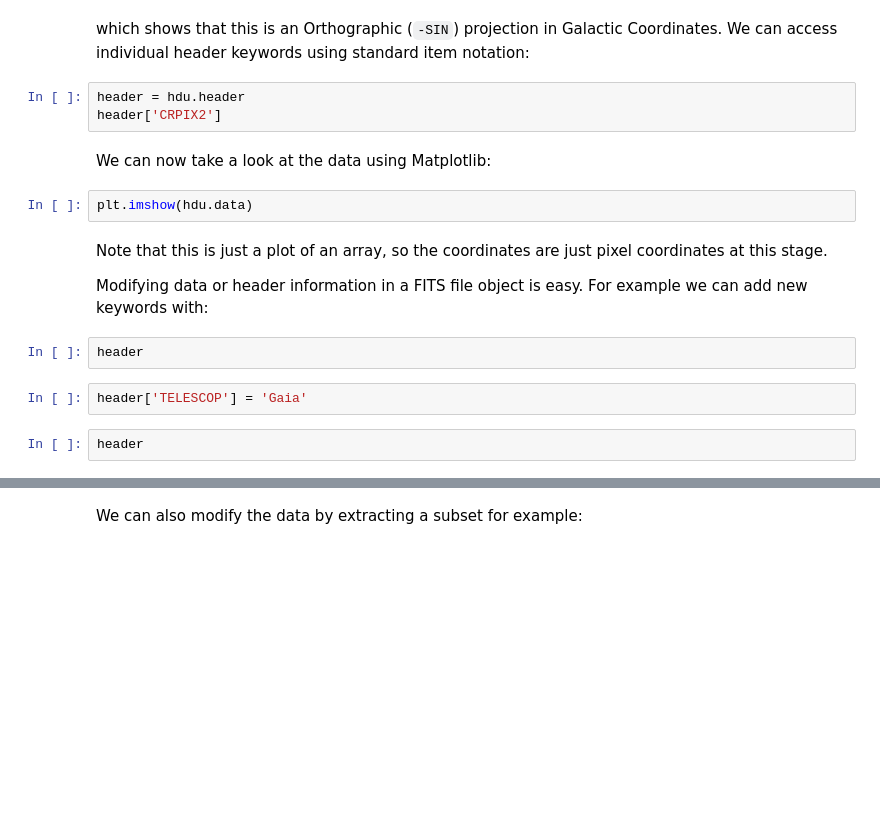
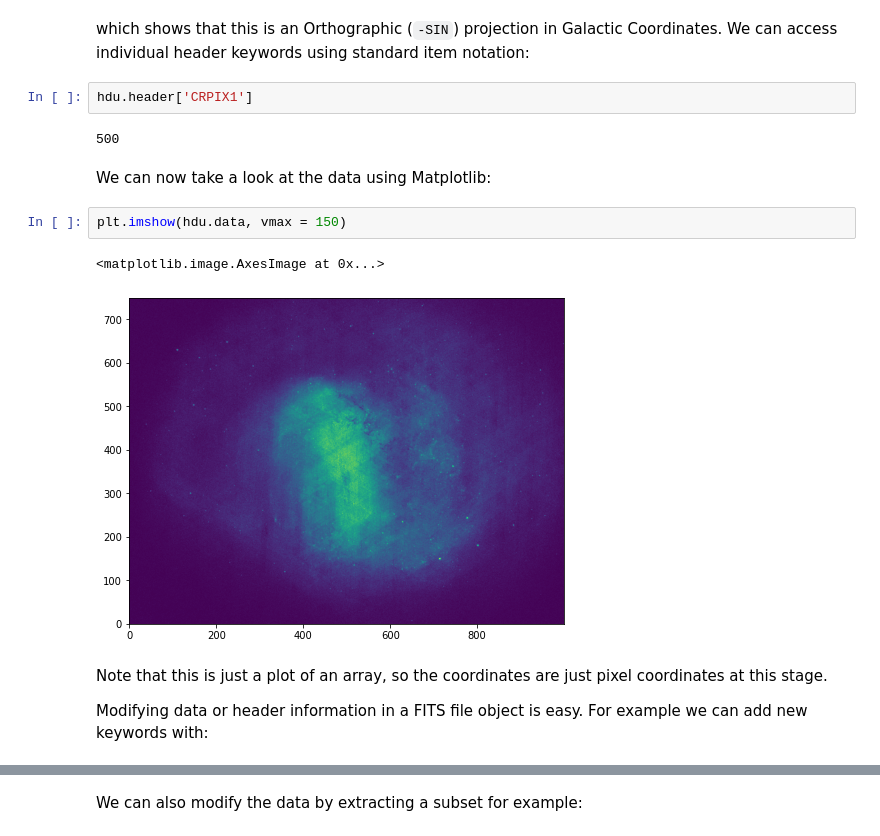
Before and after one commit to bsipocz/ASTR497, a Jupyter notebook: astropy_notebooks/04-fits.ipynb, the cells around one changed output, grey strips where cells are left out. Cells and saved outputs as stored; diff of their text form; blank space fills up the shorter version.

```diff
--- a/astropy_notebooks/04-fits.ipynb
+++ b/astropy_notebooks/04-fits.ipynb
@@ -70,20 +103,18 @@ hdu.header
 # %% [markdown]
 which shows that this is an Orthographic (``-SIN``) projection in Galactic Coordinates. We can access individual
 header keywords using standard item notation:
-# %%
-header = hdu.header
-header['CRPIX2']
+# %%
+hdu.header['CRPIX1']
+# %% [output]
+500
 # %% [markdown]
 We can now take a look at the data using Matplotlib:
 # %%
-plt.imshow(hdu.data)
+plt.imshow(hdu.data, vmax = 150)
+# %% [output]
+<matplotlib.image.AxesImage at 0x...>
+[figure, added]
 # %% [markdown]
 Note that this is just a plot of an array, so the coordinates are just pixel coordinates at this stage.
 
 Modifying data or header information in a FITS file object is easy. For example we can add new keywords with:
-# %%
-header
-# %%
-header['TELESCOP'] = 'Gaia'
-# %%
-header
```
Also changed, not shown: parts of 33 cells of this notebook, 10 other files.
